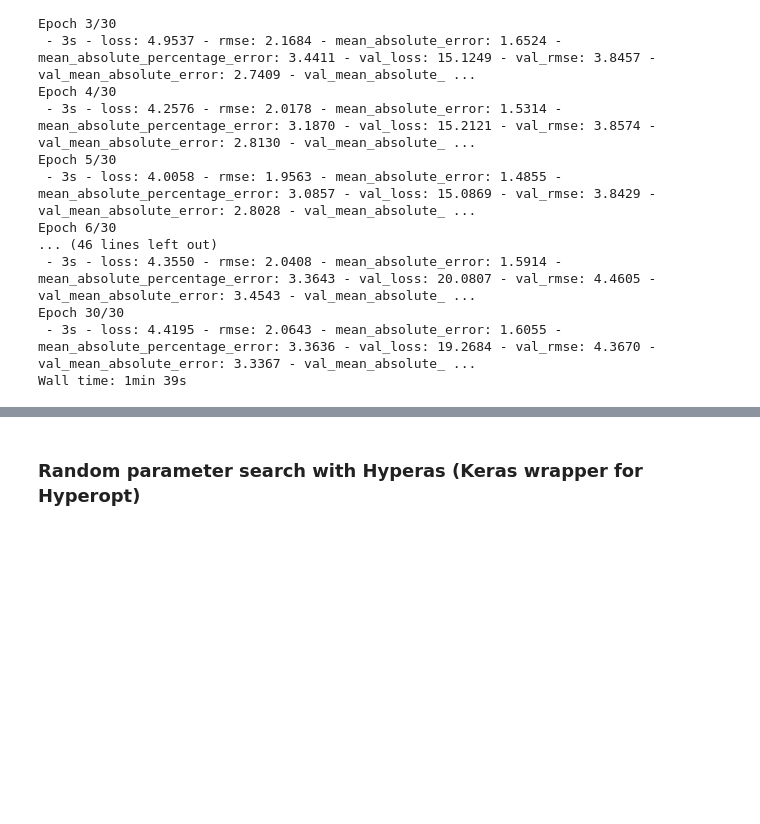
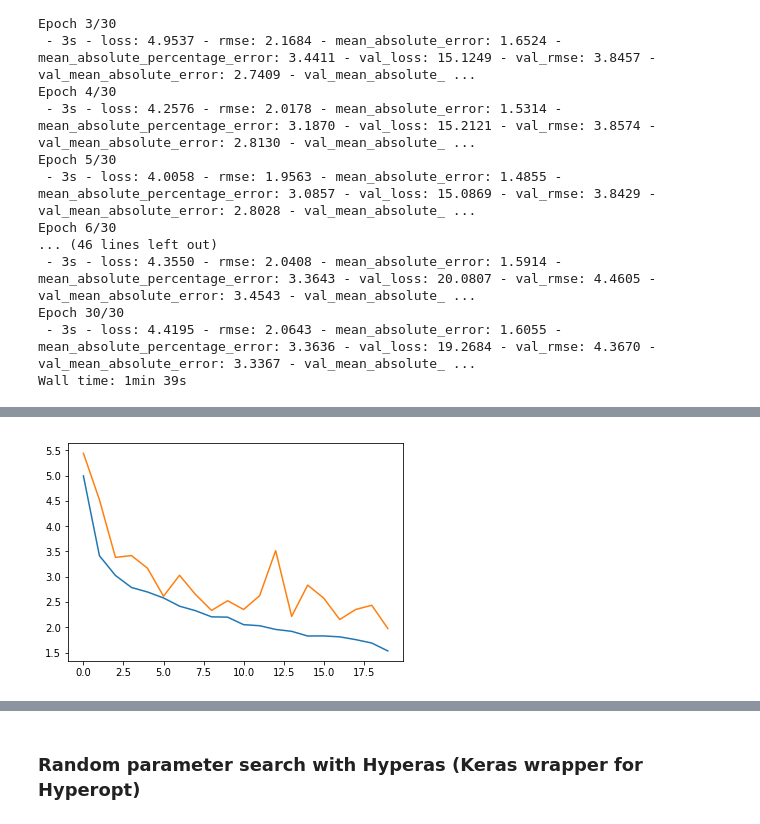
Before and after one commit to catnado/Facial_Key_Points_Detection, a Jupyter notebook: data_preprocessing.ipynb, the cells around one changed output, grey strips where cells are left out. Saved outputs shown, nothing was run; the diff lists cells and outputs as text; code cells hidden in the pictures; blank space fills up the shorter version.

```diff
--- a/data_preprocessing.ipynb
+++ b/data_preprocessing.ipynb
@@ -1082,0 +1243,6 @@ AttributeError: 'function' object has no attribute 'fit'
+# %%
+plt.plot(model_result[19].history['rmse'])
+plt.plot(model_result[19].history['val_rmse'])
+plt.show()
+# %% [output]
+[figure, added]
```
Also changed, not shown: parts of 37 cells of this notebook, 4 other files.
